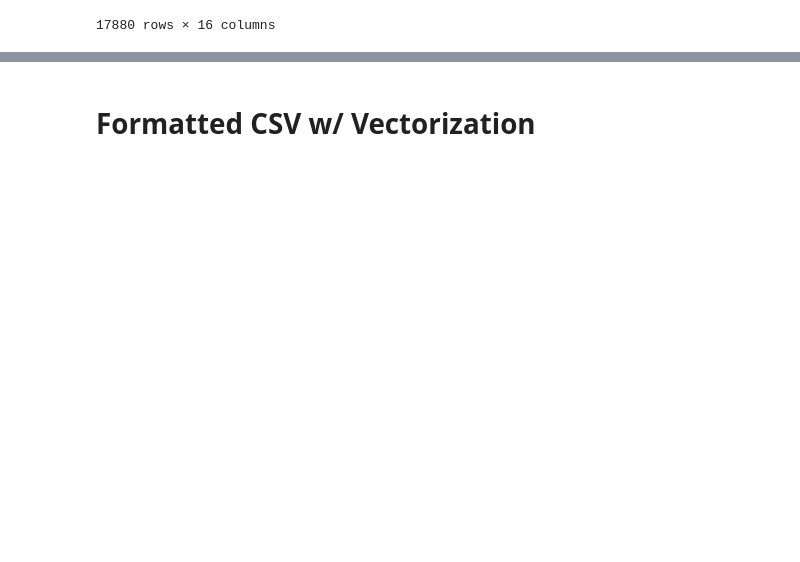
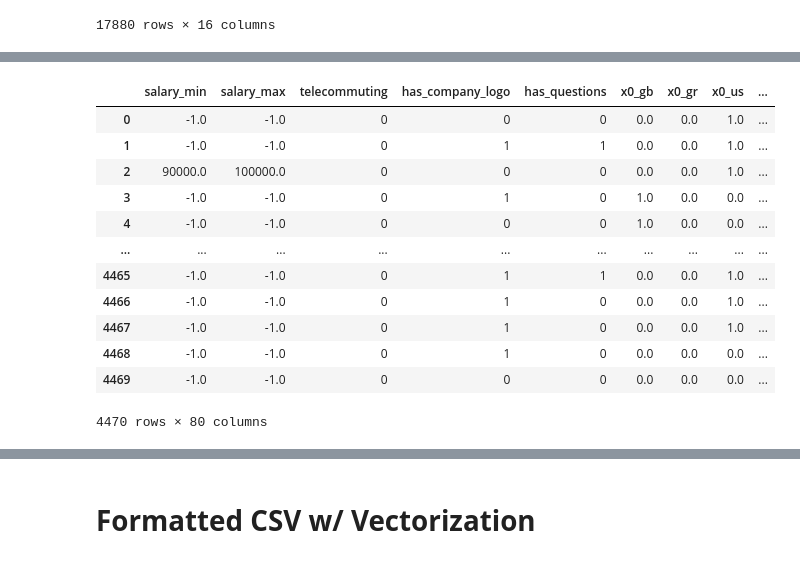
Before and after one commit to jebamania/group-project-2, a Jupyter notebook: Logistic Regression.ipynb, the cells around one changed output, grey strips where cells are left out. Saved outputs shown, nothing was run; the diff lists cells and outputs as text; code cells hidden in the pictures; blank space fills up the shorter version.

Commit message:
LR model with formatted csv and build_encoders

```diff
--- a/Logistic Regression.ipynb
+++ b/Logistic Regression.ipynb
@@ -176,0 +192,20 @@ X_train, X_test, y_train, y_test = train_test_split
+# %%
+# use encoders to process X data
+encoder = build_encoders(X_train)
+X_train_encoded = encode(X_train, encoder)
+X_test_encoded = encode(X_test, encoder)
+X_test_encoded
+# %% [output]
+|  | salary_min | salary_max | telecommuting | has_company_logo | has_questions | x0_gb | x0_gr | x0_us | ... |
+| 0 | -1.0 | -1.0 | 0 | 0 | 0 | 0.0 | 0.0 | 1.0 | ... |
+| 1 | -1.0 | -1.0 | 0 | 1 | 1 | 0.0 | 0.0 | 1.0 | ... |
+| 2 | 90000.0 | 100000.0 | 0 | 0 | 0 | 0.0 | 0.0 | 1.0 | ... |
+| 3 | -1.0 | -1.0 | 0 | 1 | 0 | 1.0 | 0.0 | 0.0 | ... |
+| 4 | -1.0 | -1.0 | 0 | 0 | 0 | 1.0 | 0.0 | 0.0 | ... |
+| ... | ... | ... | ... | ... | ... | ... | ... | ... | ... |
+| 4465 | -1.0 | -1.0 | 0 | 1 | 1 | 0.0 | 0.0 | 1.0 | ... |
+| 4466 | -1.0 | -1.0 | 0 | 1 | 0 | 0.0 | 0.0 | 1.0 | ... |
+| 4467 | -1.0 | -1.0 | 0 | 1 | 0 | 0.0 | 0.0 | 1.0 | ... |
+| 4468 | -1.0 | -1.0 | 0 | 1 | 0 | 0.0 | 0.0 | 0.0 | ... |
+| 4469 | -1.0 | -1.0 | 0 | 0 | 0 | 0.0 | 0.0 | 0.0 | ... |
+4470 rows × 80 columns
```
Also changed, not shown: parts of 6 cells of this notebook.
